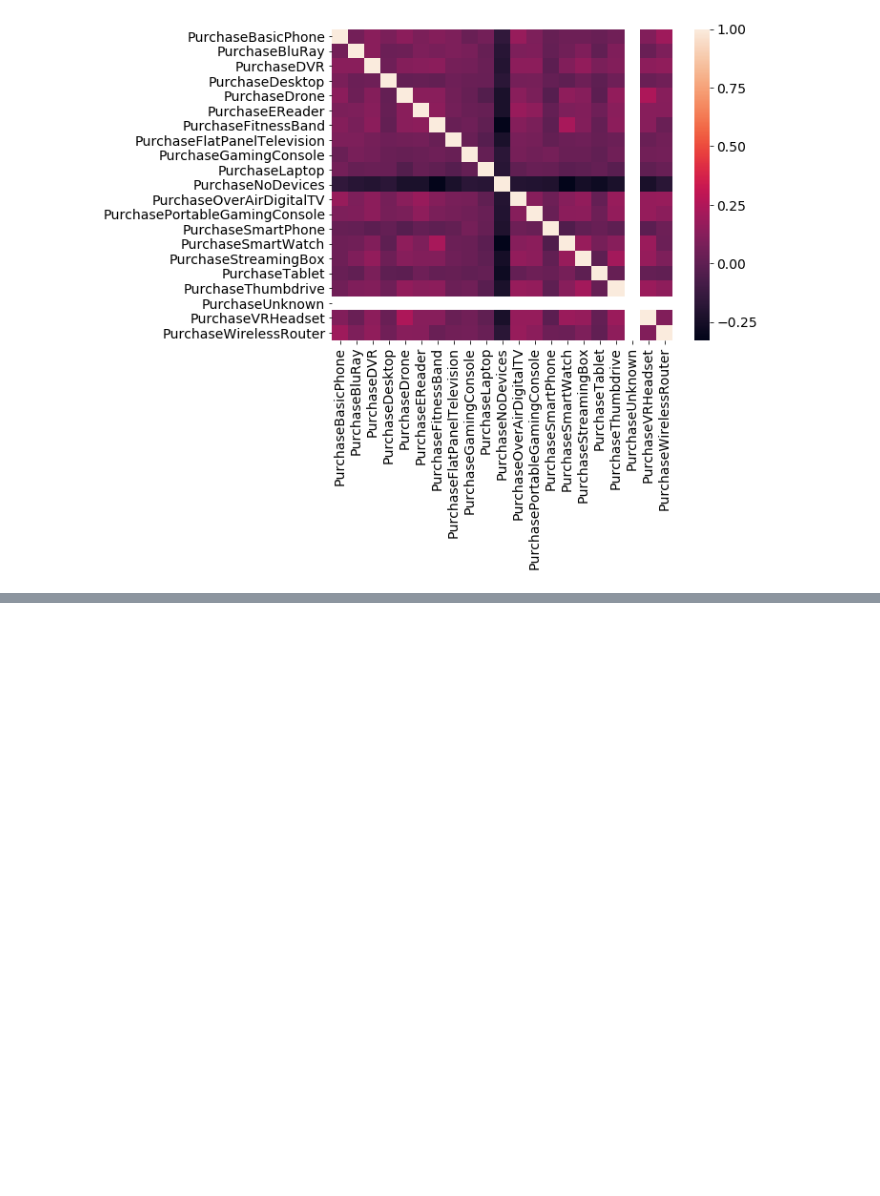
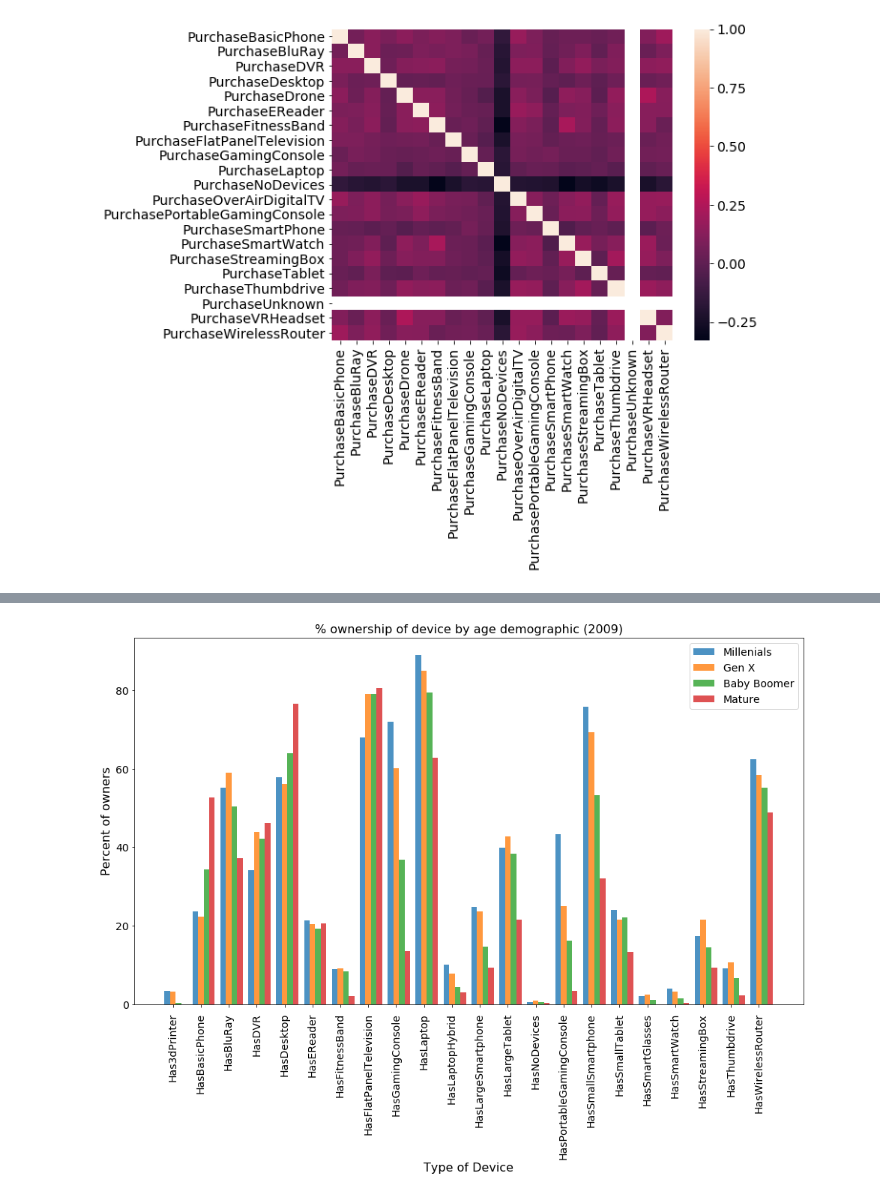
Before and after one commit to rohit-agrawal10/datascience, a Jupyter notebook: Questions1-22.ipynb, the cells around one changed output, grey strips where cells are left out. Cells and saved outputs as stored; diff of their text form; code cells hidden in the pictures; blank space fills up the shorter version.

Commit message:
age demographics are working

```diff
--- a/Questions1-22.ipynb
+++ b/Questions1-22.ipynb
@@ -153,0 +134,20 @@ KeyError: "Columns not found: 'HasSmartPhone', 'HasTablet', 'HasOverAirDigitalTV
+# %%
+maxSample = 2000
+hasItems1 = np.intersect1d(HasItems, df1.columns)
+hasItems2 = np.intersect1d(HasItems, df2.columns)
+hasItems3 = np.intersect1d(HasItems, df3.columns)
+
+
+
+AgeGroups = ['Gen Z', 'Millenial', 'Gen X', 'Baby Boomer', 'Mature']
+
+totalRep1 = df1['Age Group'][0:maxSample].value_counts().reset_index()
+totalRep2 = df2['Age Group'][0:maxSample].value_counts().reset_index()
+totalRep3 = df3['Age Group'][0:maxSample].value_counts().reset_index()
+
+hasItems_2009 = df1[0:maxSample].groupby('Age Group')[hasItems1].sum()
+hasItems_2010 = df2[0:maxSample].groupby('Age Group')[hasItems2].sum()
+hasItems_2011 = df3[0:maxSample].groupby('Age Group')[hasItems3].sum()
+
+
+print(hasItems_2011)
@@ -157,25 +175,75 @@ index = np.arange(len(hasItems1))
 bar_width = 0.2
 opacity = 0.8
 
-for group in hasItemsYearGroup:
-    rects1 = plt.bar(index+ bar_width, group.iloc[3], bar_width,
+rects1 = plt.bar(index+ bar_width, hasItems_2009.iloc[3].apply(lambda x: x * 100 / totalRep1.iloc[0][1]), bar_width,
                  alpha=opacity, label='Millenials')
 
-    rects2 = plt.bar(index+ (2*bar_width), group.iloc[1], bar_width,
+rects2 = plt.bar(index+ (2*bar_width), hasItems_2009.iloc[1].apply(lambda x: x * 100 / totalRep1.iloc[1][1]), bar_width,
                  alpha=opacity, label='Gen X')
 
-    rects3 = plt.bar(index+ (3*bar_width), group.iloc[0], bar_width,
+rects3 = plt.bar(index+ (3*bar_width), hasItems_2009.iloc[0].apply(lambda x: x * 100 / totalRep1.iloc[2][1]), bar_width,
                  alpha=opacity, label='Baby Boomer')
 
-    rects3 = plt.bar(index+ (4*bar_width), group.iloc[2], bar_width,
+rects3 = plt.bar(index+ (4*bar_width), hasItems_2009.iloc[2].apply(lambda x: x * 100 / totalRep1.iloc[3][1]), bar_width,
                  alpha=opacity, label='Mature')
 
-    plt.ylabel('Percent of owners')
-    plt.xlabel('Type of Device')
-    plt.title('Ownership of device by age demographic')
-    plt.xticks(index + (bar_width), hasItems_2009.keys(), rotation = 90)
-    plt.legend()
+plt.ylabel('Percent of owners')
+plt.xlabel('Type of Device')
+plt.title('% ownership of device by age demographic (2009)')
+plt.xticks(index + (bar_width)*2, hasItems_2009.keys(), rotation = 90)
+plt.legend()
+
+plt.show()
+
+index = np.arange(len(hasItems2))
 
 
-    plt.show()
+rects1 = plt.bar(index+ bar_width, hasItems_2011.iloc[2].apply(lambda x: x * 100 / totalRep3.iloc[4][1]), bar_width,
+                 alpha=opacity, label='Gen Z')
+
+rects2 = plt.bar(index+ bar_width, hasItems_2010.iloc[4].apply(lambda x: x * 100 / totalRep2.iloc[0][1]), bar_width,
+                 alpha=opacity, label='Millenials')
+
+rects3 = plt.bar(index+ (2*bar_width), hasItems_2010.iloc[1].apply(lambda x: x * 100 / totalRep2.iloc[1][1]), bar_width,
+                 alpha=opacity, label='Gen X')
+
+rects4 = plt.bar(index+ (3*bar_width), hasItems_2010.iloc[0].apply(lambda x: x * 100 / totalRep2.iloc[2][1]), bar_width,
+                 alpha=opacity, label='Baby Boomer')
+
+rects5 = plt.bar(index+ (4*bar_width), hasItems_2010.iloc[3].apply(lambda x: x * 100 / totalRep2.iloc[3][1]), bar_width,
+                 alpha=opacity, label='Mature')
+
+plt.ylabel('Percent of owners')
+plt.xlabel('Type of Device')
+plt.title('Ownership of device by age demographic (2010)')
+plt.xticks(index + (bar_width), hasItems_2010.keys(), rotation = 90)
+plt.legend()
+
+plt.show()
+
+index = np.arange(len(hasItems3))
+
+
+rects1 = plt.bar(index+ bar_width, hasItems_2011.iloc[2].apply(lambda x: x * 100 / totalRep3.iloc[4][1]), bar_width,
+                 alpha=opacity, label='Gen Z')
+
+rects2 = plt.bar(index+ bar_width, hasItems_2011.iloc[4].apply(lambda x: x * 100 / totalRep3.iloc[1][1]), bar_width,
+                 alpha=opacity, label='Millenials')
+
+rects3 = plt.bar(index+ (2*bar_width), hasItems_2011.iloc[1].apply(lambda x: x * 100 / totalRep3.iloc[2][1]), bar_width,
+                 alpha=opacity, label='Gen X')
+
+rects4 = plt.bar(index+ (3*bar_width), hasItems_2011.iloc[0].apply(lambda x: x * 100 / totalRep3.iloc[3][1]), bar_width,
+                 alpha=opacity, label='Baby Boomer')
+
+rects5 = plt.bar(index+ (4*bar_width), hasItems_2011.iloc[3].apply(lambda x: x * 100 / totalRep3.iloc[0][1]), bar_width,
+                 alpha=opacity, label='Mature')
+
+plt.ylabel('Percent of owners')
+plt.xlabel('Type of Device')
+plt.title('Ownership of device by age demographic (2011)')
+plt.xticks(index + (bar_width), hasItems_2011.keys(), rotation = 90)
+plt.legend()
+
+plt.show()
 # %% [output]
@@ -182,0 +250 @@ NameError: name 'hasItemsYearGroup' is not defined
+[figure, added]
```
Also changed, not shown: parts of 10 cells of this notebook.
